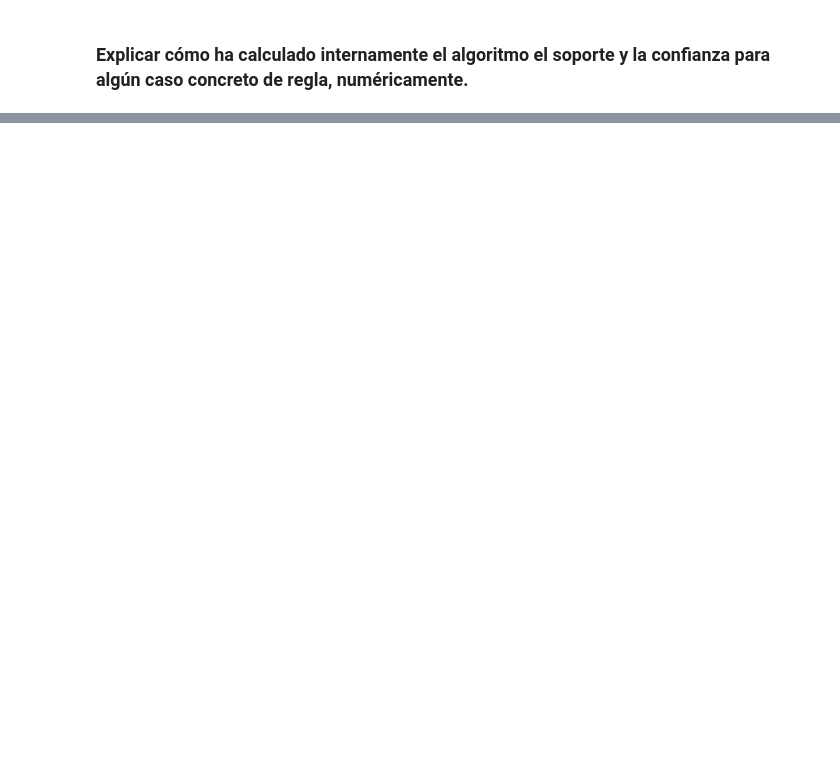
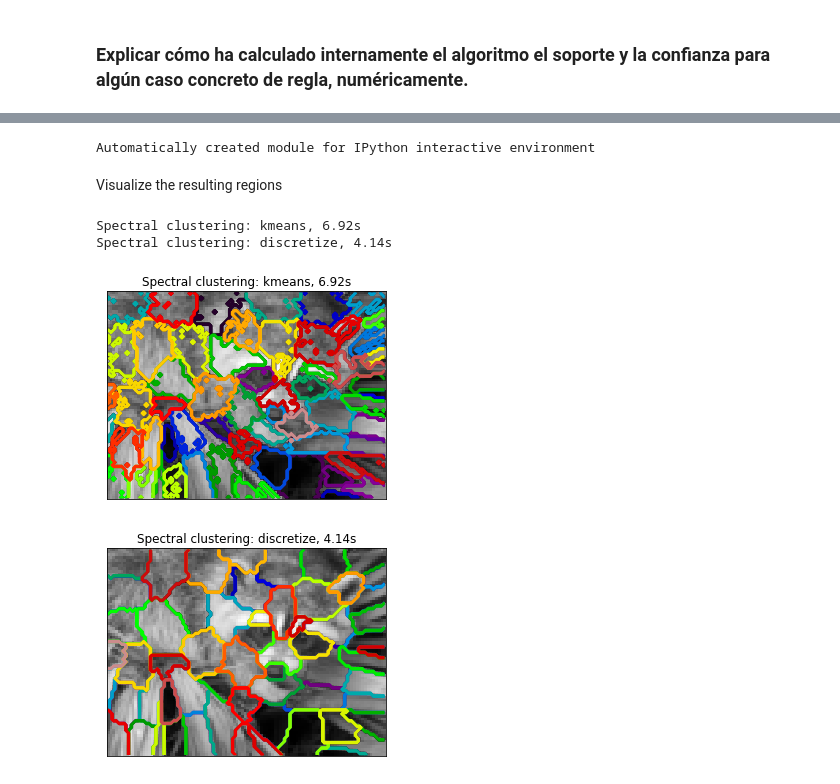
Before and after one commit to Christianivh/trabajosm_eoi, a Jupyter notebook: Modulo6/TrabajoFinal_Semana2/Actividad2_Aprendizaje_NO_Supervisado.ipynb, the cells around one changed output, grey strips where cells are left out. Saved outputs shown, nothing was run; the diff lists cells and outputs as text; code cells hidden in the pictures; blank space fills up the shorter version.

```diff
--- a/Modulo6/TrabajoFinal_Semana2/Actividad2_Aprendizaje_NO_Supervisado.ipynb
+++ b/Modulo6/TrabajoFinal_Semana2/Actividad2_Aprendizaje_NO_Supervisado.ipynb
@@ -270,0 +343,67 @@ print(dataset)
+# %%
+print(__doc__)
+
+# Author: Gael Varoquaux <gael.varoquaux@normalesup.org>, Brian Cheung
+# License: BSD 3 clause
+
+import time
+import numpy as np
+import scipy as sp
+import matplotlib.pyplot as plt
+
+from sklearn.feature_extraction import image
+from sklearn.cluster import spectral_clustering
+
+
+# load the raccoon face as a numpy array
+try:  # SciPy >= 0.16 have face in misc
+    from scipy.misc import face
+    face = face(gray=True)
+except ImportError:
+    face = sp.face(gray=True)
+
+# Resize it to 10% of the original size to speed up the processing
+face = sp.misc.imresize(face, 0.10) / 255.
+
+# Convert the image into a graph with the value of the gradient on the
+# edges.
+graph = image.img_to_graph(face)
+
+# Take a decreasing function of the gradient: an exponential
+# The smaller beta is, the more independent the segmentation is of the
+# actual image. For beta=1, the segmentation is close to a voronoi
+beta = 5
+eps = 1e-6
+graph.data = np.exp(-beta * graph.data / graph.data.std()) + eps
+
+# Apply spectral clustering (this step goes much faster if you have pyamg
+# installed)
+N_REGIONS = 60
+# %% [output]
+Automatically created module for IPython interactive environment
+# %% [markdown]
+Visualize the resulting regions
+# %%
+for assign_labels in ('kmeans', 'discretize'):
+    t0 = time.time()
+    labels = spectral_clustering(graph, n_clusters=N_REGIONS,
+                                 assign_labels=assign_labels, random_state=1)
+    t1 = time.time()
+    labels = labels.reshape(face.shape)
+
+    plt.figure(figsize=(5, 5))
+    plt.imshow(face, cmap=plt.cm.gray)
+    for l in range(N_REGIONS):
+        plt.contour(labels == l, contours=1,
+                    colors=[plt.cm.spectral(l / float(N_REGIONS))])
+    plt.xticks(())
+    plt.yticks(())
+    title = 'Spectral clustering: %s, %.2fs' % (assign_labels, (t1 - t0))
+    print(title)
+    plt.title(title)
+plt.show()
+# %% [output]
+Spectral clustering: kmeans, 6.92s
+Spectral clustering: discretize, 4.14s
+[figure, added]
+[figure, added]
```
Also changed, not shown: parts of 11 cells of this notebook.
